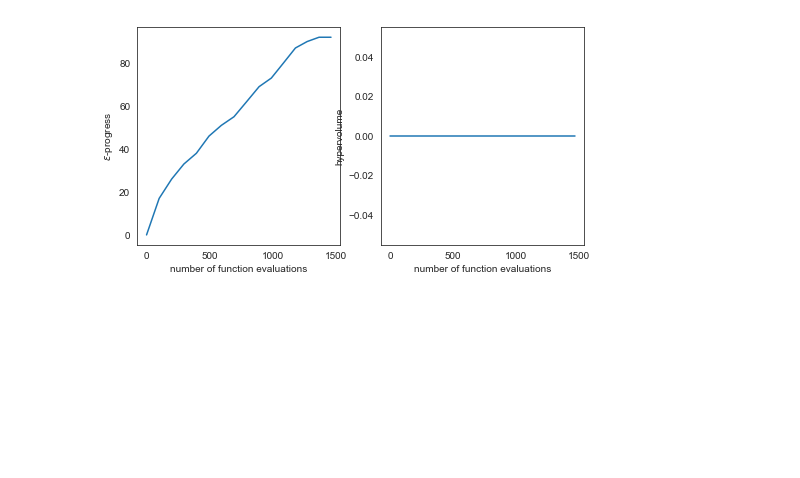
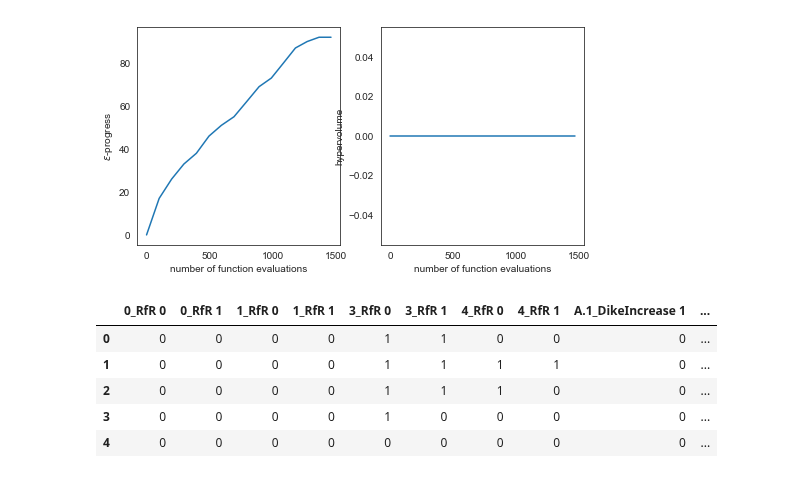
Before and after one commit to pdebiase/MBDM-group-11, a Jupyter notebook: final assignment/MORO_postanalysis.ipynb, the cells around one changed output. Drawn from its saved outputs; the diff is of its cells as text; code cells hidden in the pictures; blank space fills up the shorter version.

```diff
--- a/final assignment/MORO_postanalysis.ipynb
+++ b/final assignment/MORO_postanalysis.ipynb
@@ -750,3 +755,12 @@ ax2.set_xlabel('number of function evaluations')
 # %% [output]
 Text(0.5, 0, 'number of function evaluations')
 [figure]
+# %%
+outcomes
+# %% [output]
+|  | 0_RfR 0 | 0_RfR 1 | 1_RfR 0 | 1_RfR 1 | 3_RfR 0 | 3_RfR 1 | 4_RfR 0 | 4_RfR 1 | A.1_DikeIncrease 1 | ... |
+| 0 | 0 | 0 | 0 | 0 | 1 | 1 | 0 | 0 | 0 | ... |
+| 1 | 0 | 0 | 0 | 0 | 1 | 1 | 1 | 1 | 0 | ... |
+| 2 | 0 | 0 | 0 | 0 | 1 | 1 | 1 | 0 | 0 | ... |
+| 3 | 0 | 0 | 0 | 0 | 1 | 0 | 0 | 0 | 0 | ... |
+| 4 | 0 | 0 | 0 | 0 | 0 | 0 | 0 | 0 | 0 | ... |
```
Also changed, not shown: parts of 23 cells of this notebook.
